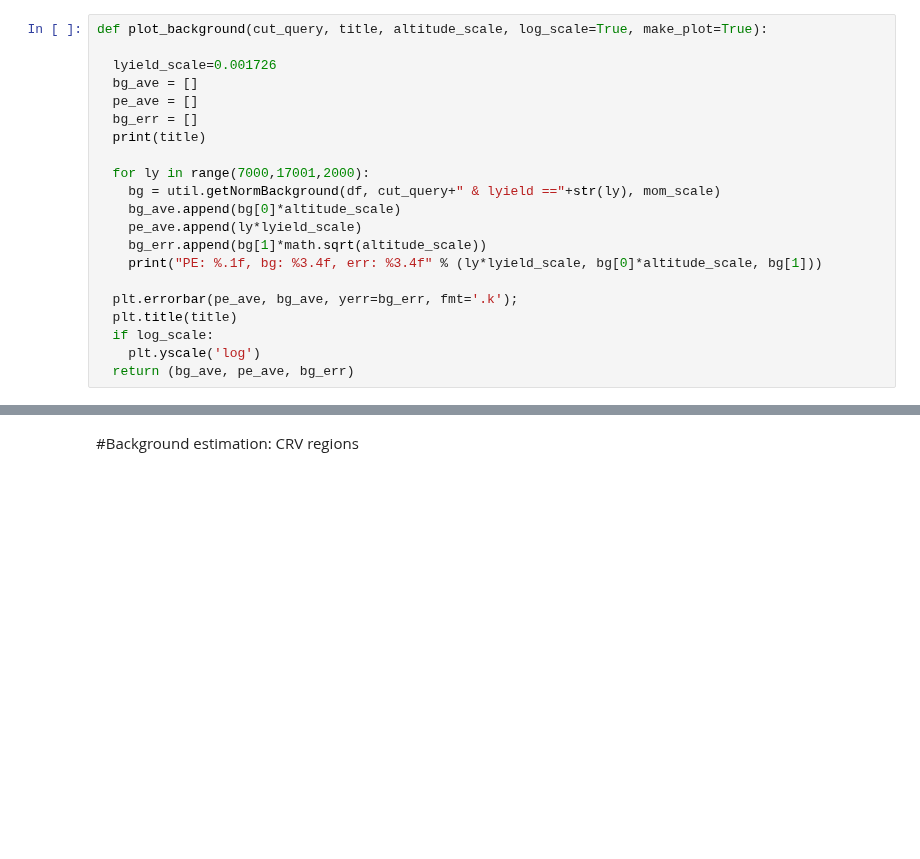
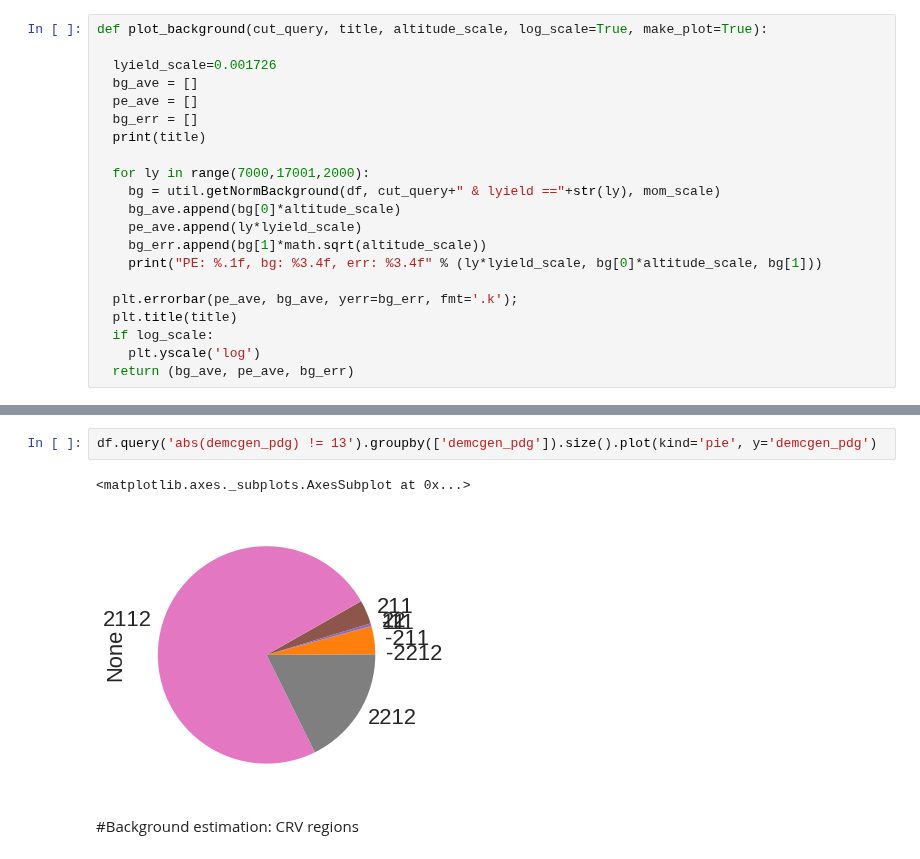
Before and after one commit to oksuzian/Mu2eANL, a Jupyter notebook: Macros/BackgroundEstimator.ipynb, the cells around one changed output, grey strips where cells are left out. Drawn from its saved outputs; the diff is of its cells as text; blank space fills up the shorter version.

```diff
--- a/Macros/BackgroundEstimator.ipynb
+++ b/Macros/BackgroundEstimator.ipynb
@@ -203,3 +203,8 @@ PE: 29.3, bg: 0.0094, err: 0.0022
+# %%
+df.query('abs(demcgen_pdg) != 13').groupby(['demcgen_pdg']).size().plot(kind='pie', y='demcgen_pdg')
+# %% [output]
+<matplotlib.axes._subplots.AxesSubplot at 0x...>
+[figure, added]
 # %% [markdown]
 #Background estimation: CRV regions
 # %%
```
Also changed, not shown: parts of 5 cells of this notebook.
